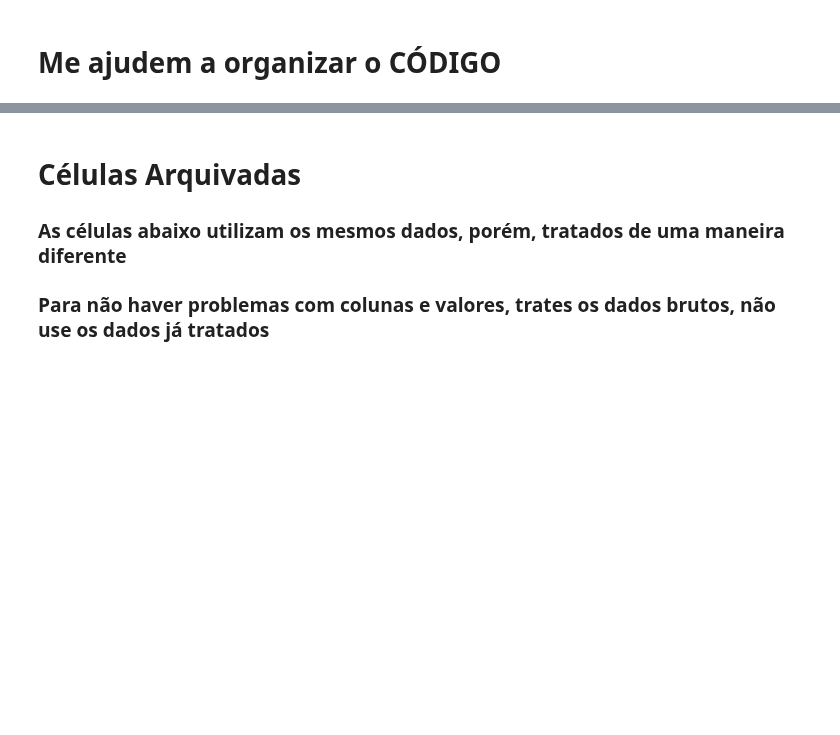
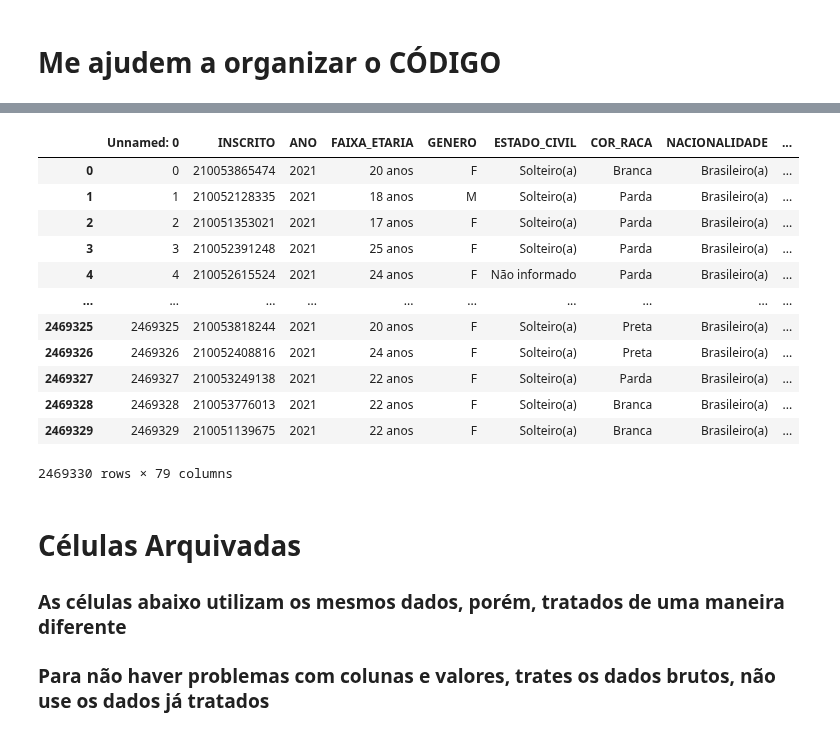
Before and after one commit to gabrielluizone/DS-Integrador-One, a Jupyter notebook: integrador-one.ipynb, the cells around one changed output, grey strips where cells are left out. Cells and saved outputs as stored; diff of their text form; code cells hidden in the pictures; blank space fills up the shorter version.

```diff
--- a/integrador-one.ipynb
+++ b/integrador-one.ipynb
@@ -17,7 +17,7 @@ import pandas as pd
 import numpy as np
 import warnings
 warnings.filterwarnings("ignore")
-pd.set_option('display.max_columns', 80)
+pd.set_option('display.max_columns', 100)
 pd.set_option('display.max_rows', 100)
 plt.style.use('ggplot') # ggplot (Cinza)| dark_background (Dark)
 # %%
@@ -1087,3 +1054,19 @@ fig.savefig('integrador05.png', format='png', dpi=125)
+# %%
+df
+# %% [output]
+|  | Unnamed: 0 | INSCRITO | ANO | FAIXA_ETARIA | GENERO | ESTADO_CIVIL | COR_RACA | NACIONALIDADE | ... |
+| 0 | 0 | 210053865474 | 2021 | 20 anos | F | Solteiro(a) | Branca | Brasileiro(a) | ... |
+| 1 | 1 | 210052128335 | 2021 | 18 anos | M | Solteiro(a) | Parda | Brasileiro(a) | ... |
+| 2 | 2 | 210051353021 | 2021 | 17 anos | F | Solteiro(a) | Parda | Brasileiro(a) | ... |
+| 3 | 3 | 210052391248 | 2021 | 25 anos | F | Solteiro(a) | Parda | Brasileiro(a) | ... |
+| 4 | 4 | 210052615524 | 2021 | 24 anos | F | Não informado | Parda | Brasileiro(a) | ... |
+| ... | ... | ... | ... | ... | ... | ... | ... | ... | ... |
+| 2469325 | 2469325 | 210053818244 | 2021 | 20 anos | F | Solteiro(a) | Preta | Brasileiro(a) | ... |
+| 2469326 | 2469326 | 210052408816 | 2021 | 24 anos | F | Solteiro(a) | Preta | Brasileiro(a) | ... |
+| 2469327 | 2469327 | 210053249138 | 2021 | 22 anos | F | Solteiro(a) | Parda | Brasileiro(a) | ... |
+| 2469328 | 2469328 | 210053776013 | 2021 | 22 anos | F | Solteiro(a) | Branca | Brasileiro(a) | ... |
+| 2469329 | 2469329 | 210051139675 | 2021 | 22 anos | F | Solteiro(a) | Branca | Brasileiro(a) | ... |
+2469330 rows × 79 columns
 # %% [markdown]
 # Células Arquivadas
 ### As células abaixo utilizam os mesmos dados, porém, tratados de uma maneira diferente
```
Also changed, not shown: parts of 13 cells of this notebook.
